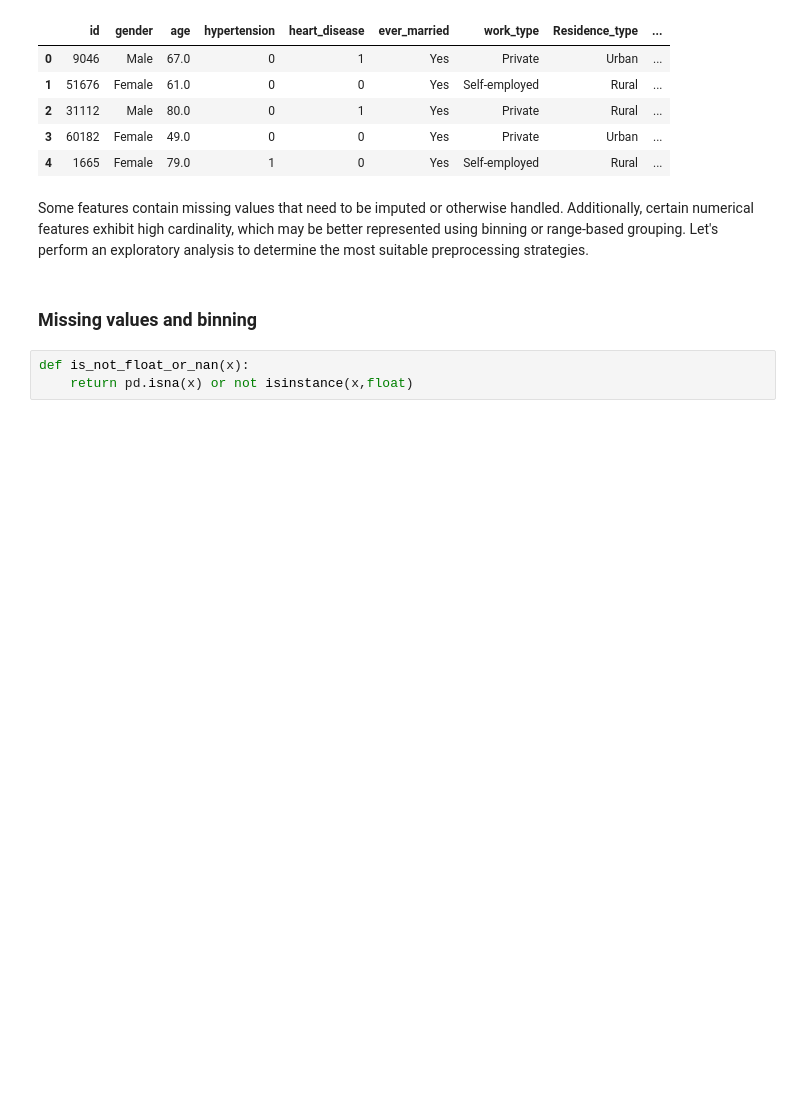
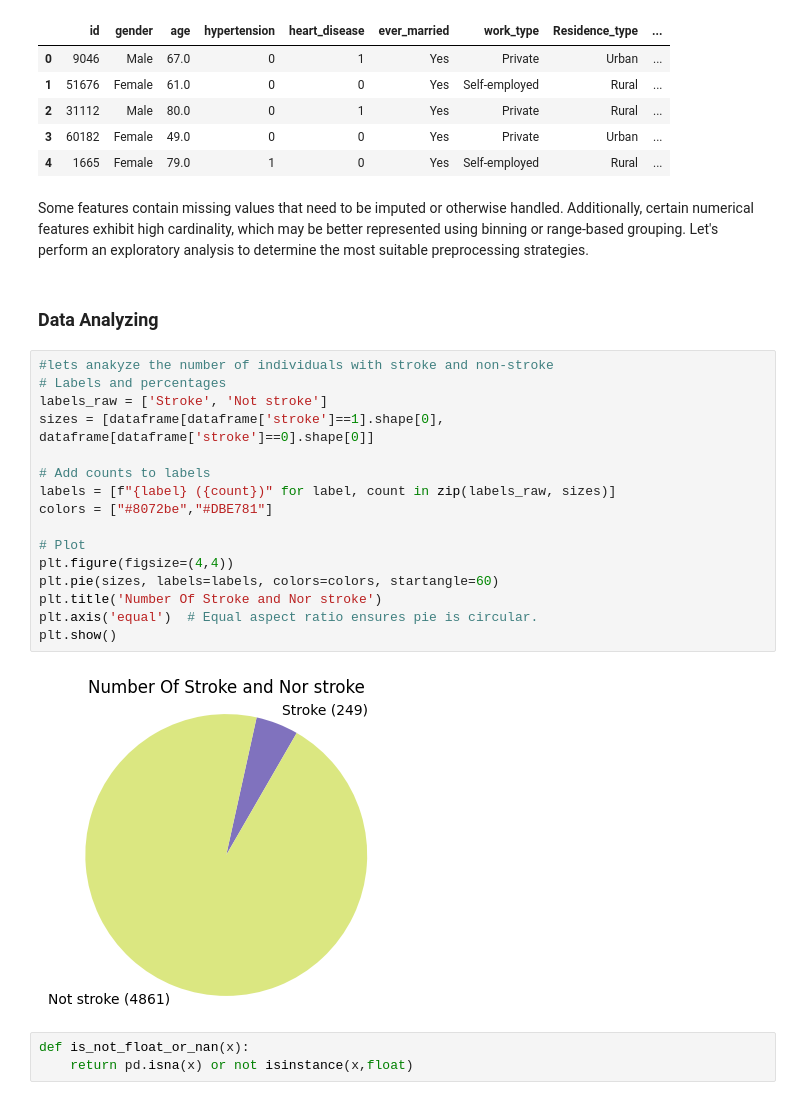
Before and after one commit to alexakh95/Data_mining, a Jupyter notebook: Project/data_project.ipynb, the cells around one changed output. Saved outputs shown, nothing was run; the diff lists cells and outputs as text; blank space fills up the shorter version.

```diff
--- a/Project/data_project.ipynb
+++ b/Project/data_project.ipynb
@@ -18,8 +18,26 @@ dataframe.head()
 | 4 | 1665 | Female | 79.0 | 1 | 0 | Yes | Self-employed | Rural | ... |
 # %% [markdown]
 Some features contain missing values that need to be imputed or otherwise handled. Additionally, certain numerical features exhibit high cardinality, which may be better represented using binning or range-based grouping. Let's perform an exploratory analysis to determine the most suitable preprocessing strategies.
-# %% [markdown]
-### Missing values and binning
+# %% [markdown]
+### Data Analyzing
+# %%
+#lets anakyze the number of individuals with stroke and non-stroke
+# Labels and percentages
+labels_raw = ['Stroke', 'Not stroke']
+sizes = [dataframe[dataframe['stroke']==1].shape[0], dataframe[dataframe['stroke']==0].shape[0]]
+
+# Add counts to labels
+labels = [f"{label} ({count})" for label, count in zip(labels_raw, sizes)]
+colors = ["#8072be","#DBE781"]
+
+# Plot
+plt.figure(figsize=(4,4))
+plt.pie(sizes, labels=labels, colors=colors, startangle=60)
+plt.title('Number Of Stroke and Nor stroke')
+plt.axis('equal')  # Equal aspect ratio ensures pie is circular.
+plt.show()
+# %% [output]
+[figure, added]
 # %%
 def is_not_float_or_nan(x):
     return pd.isna(x) or not isinstance(x,float)
```
Also changed, not shown: parts of 69 cells of this notebook.
